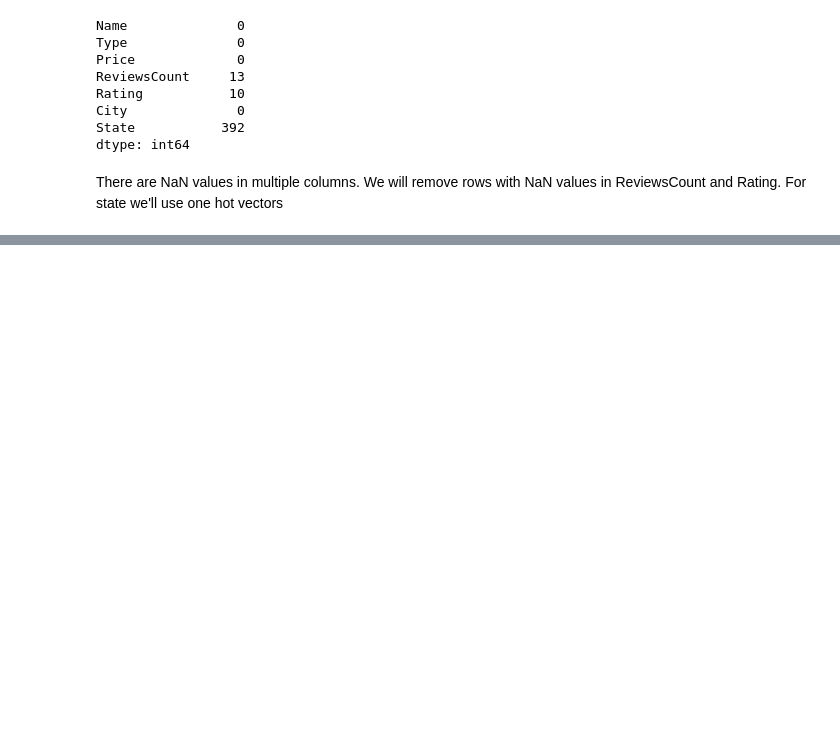
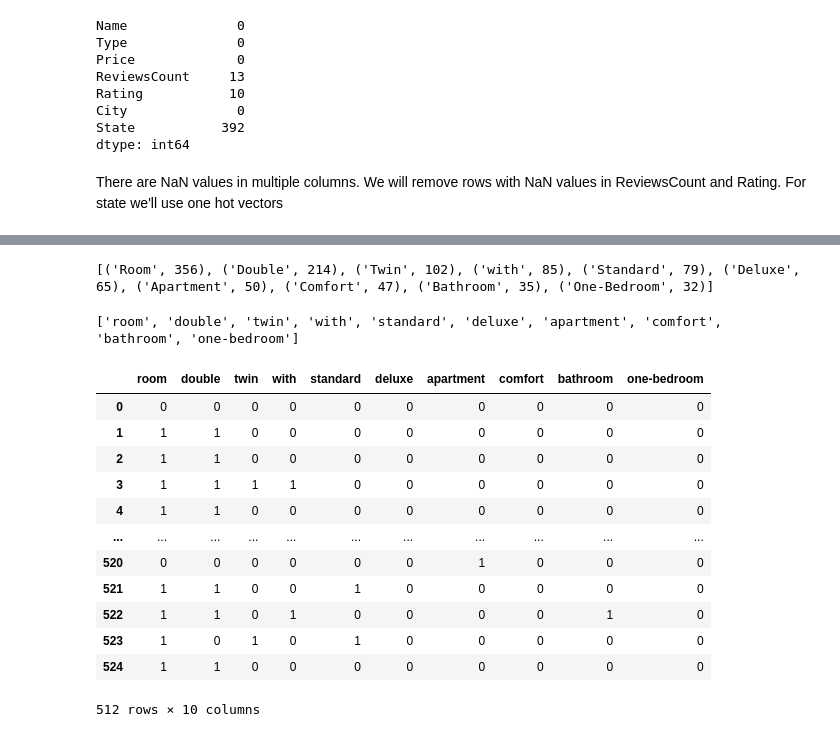
Before and after one commit to deaxparadox/ArtOfAI, a Jupyter notebook: 1000-other/hotel_price_prediction.ipynb, the cells around one changed output, grey strips where cells are left out. Drawn from its saved outputs; the diff is of its cells as text; code cells hidden in the pictures; blank space fills up the shorter version.

```diff
--- a/1000-other/hotel_price_prediction.ipynb
+++ b/1000-other/hotel_price_prediction.ipynb
@@ -66,0 +94,16 @@ There are NaN values in multiple columns. We will remove rows with NaN values in
+# %%
+data_set = " ".join(data_set)
+# %%
+# Here we'll output the ten most common words in the Type column
+
+from collections import Counter
+
+split_str = data_set.split()
+
+counter = Counter(split_str)
+
+common = counter.most_common(10)
+
+print(common)
+# %% [output]
+[('Room', 356), ('Double', 214), ('Twin', 102), ('with', 85), ('Standard', 79), ('Deluxe', 65), ('Apartment', 50), ('Comfort', 47), ('Bathroom', 35), ('One-Bedroom', 32)]
@@ -66,0 +117,4 @@ There are NaN values in multiple columns. We will remove rows with NaN values in
+# %%
+print(types)
+# %% [output]
+['room', 'double', 'twin', 'with', 'standard', 'deluxe', 'apartment', 'comfort', 'bathroom', 'one-bedroom']
@@ -66,0 +129,16 @@ There are NaN values in multiple columns. We will remove rows with NaN values in
+# %%
+one_hot
+# %% [output]
+|  | room | double | twin | with | standard | deluxe | apartment | comfort | bathroom | one-bedroom |
+| 0 | 0 | 0 | 0 | 0 | 0 | 0 | 0 | 0 | 0 | 0 |
+| 1 | 1 | 1 | 0 | 0 | 0 | 0 | 0 | 0 | 0 | 0 |
+| 2 | 1 | 1 | 0 | 0 | 0 | 0 | 0 | 0 | 0 | 0 |
+| 3 | 1 | 1 | 1 | 1 | 0 | 0 | 0 | 0 | 0 | 0 |
+| 4 | 1 | 1 | 0 | 0 | 0 | 0 | 0 | 0 | 0 | 0 |
+| ... | ... | ... | ... | ... | ... | ... | ... | ... | ... | ... |
+| 520 | 0 | 0 | 0 | 0 | 0 | 0 | 1 | 0 | 0 | 0 |
+| 521 | 1 | 1 | 0 | 0 | 1 | 0 | 0 | 0 | 0 | 0 |
+| 522 | 1 | 1 | 0 | 1 | 0 | 0 | 0 | 0 | 1 | 0 |
+| 523 | 1 | 0 | 1 | 0 | 1 | 0 | 0 | 0 | 0 | 0 |
+| 524 | 1 | 1 | 0 | 0 | 0 | 0 | 0 | 0 | 0 | 0 |
+512 rows × 10 columns
```
Also changed, not shown: parts of 28 cells of this notebook.
